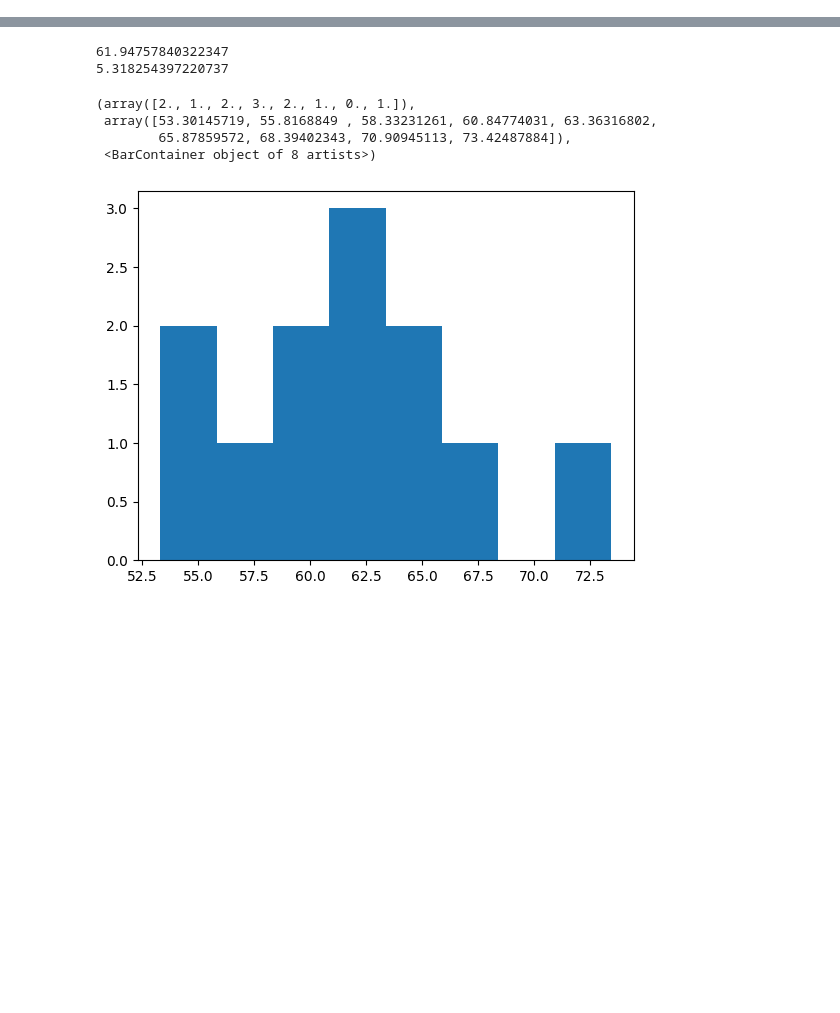
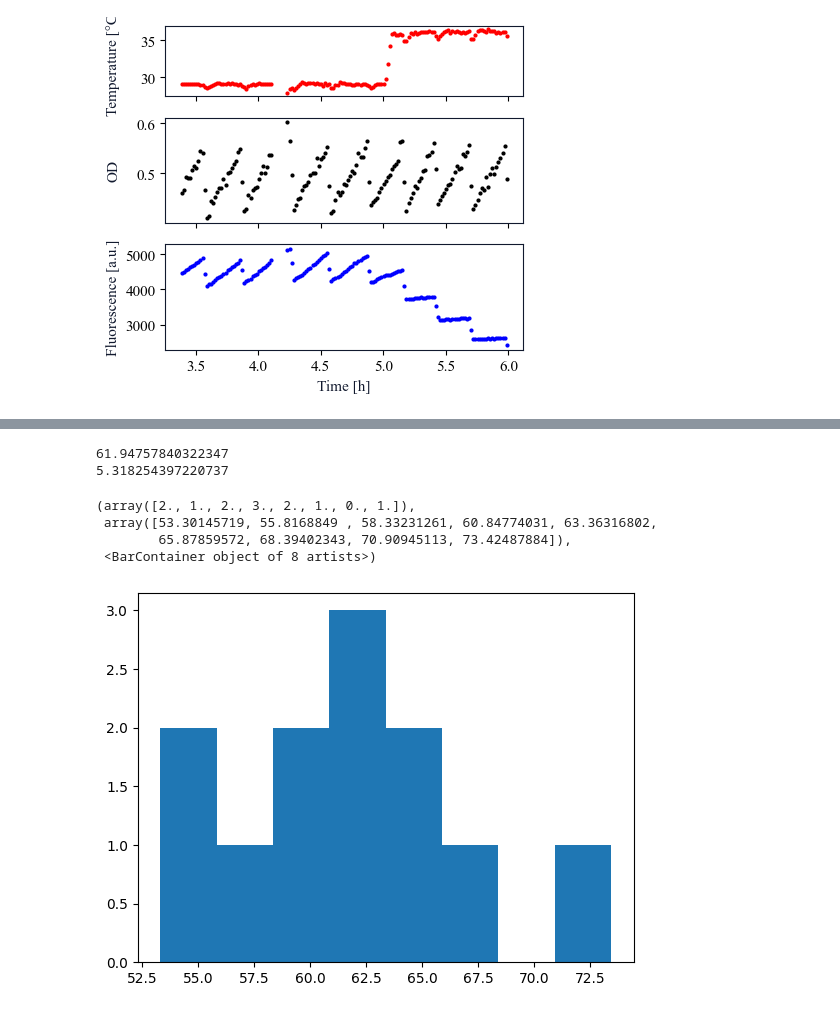
Before and after one commit to Janmorlock/PopEst, a Jupyter notebook: ScrapScript.ipynb, the cells around one changed output, grey strips where cells are left out. Cells and saved outputs as stored; diff of their text form; code cells hidden in the pictures; blank space fills up the shorter version.

```diff
--- a/ScrapScript.ipynb
+++ b/ScrapScript.ipynb
@@ -1,3 +1,42 @@
+# %%
+import numpy as np
+import matplotlib.pyplot as plt
+import matplotlib
+
+from CbData import CbData
+from CbDataParams import CbDataParam
+from lib.Model import CustModel
+
+cbParam = CbDataParam('081-1')
+cbParam.n_reactors = 1
+# cbParam.file_ind = [cbParam.file_ind[12]]
+cbData = CbData(cbParam)
+model = CustModel()
+start = 200
+end = 350
+
+matplotlib.rc('axes',edgecolor='#11192E')#11192E')
+plt.rcParams['font.family'] = 'Times New Roman'
+plt.rcParams['font.size'] = 11
+fig, ax = plt.subplots(3,1,sharex='all',height_ratios=[2,3,3])
+fig.set_figheight(4)
+fig.set_figwidth(4.5)
+
+ax[0].plot(cbData.time_h[0][start:end], cbData.temp[0][start:end], '.', markersize = 4, color='r')
+ax[1].plot(cbData.time_h[0][start:end], cbData.od[0][start:end], '.', markersize = 4, color='k')
+ax[2].plot(cbData.time_h[0][start:end], cbData.fl[0][start:end]*cbData.b1[0][start:end], '.', markersize = 4, color='#0000FF')
+
+ax[2].set_xlabel('Time [h]', color = '#11192E')
+ax[0].set_ylabel('Temperature [°C]', color = '#11192E')
+ax[1].set_ylabel('OD', color = '#11192E')
+ax[2].set_ylabel('Fluorescence [a.u.]', color = '#11192E')
+
+fig.align_ylabels()
+fig.tight_layout()
+
+fig.savefig('/Users/janmorlock/Documents/Ausbildung/Master/MasterProject/FiguresPresentation/Measurements.pdf', transparent=True)
+# %% [output]
+[figure, added]
 # %%
 import numpy as np
 import matplotlib.pyplot as plt
```
Also changed, not shown: parts of 3 cells of this notebook, 5 other files.
